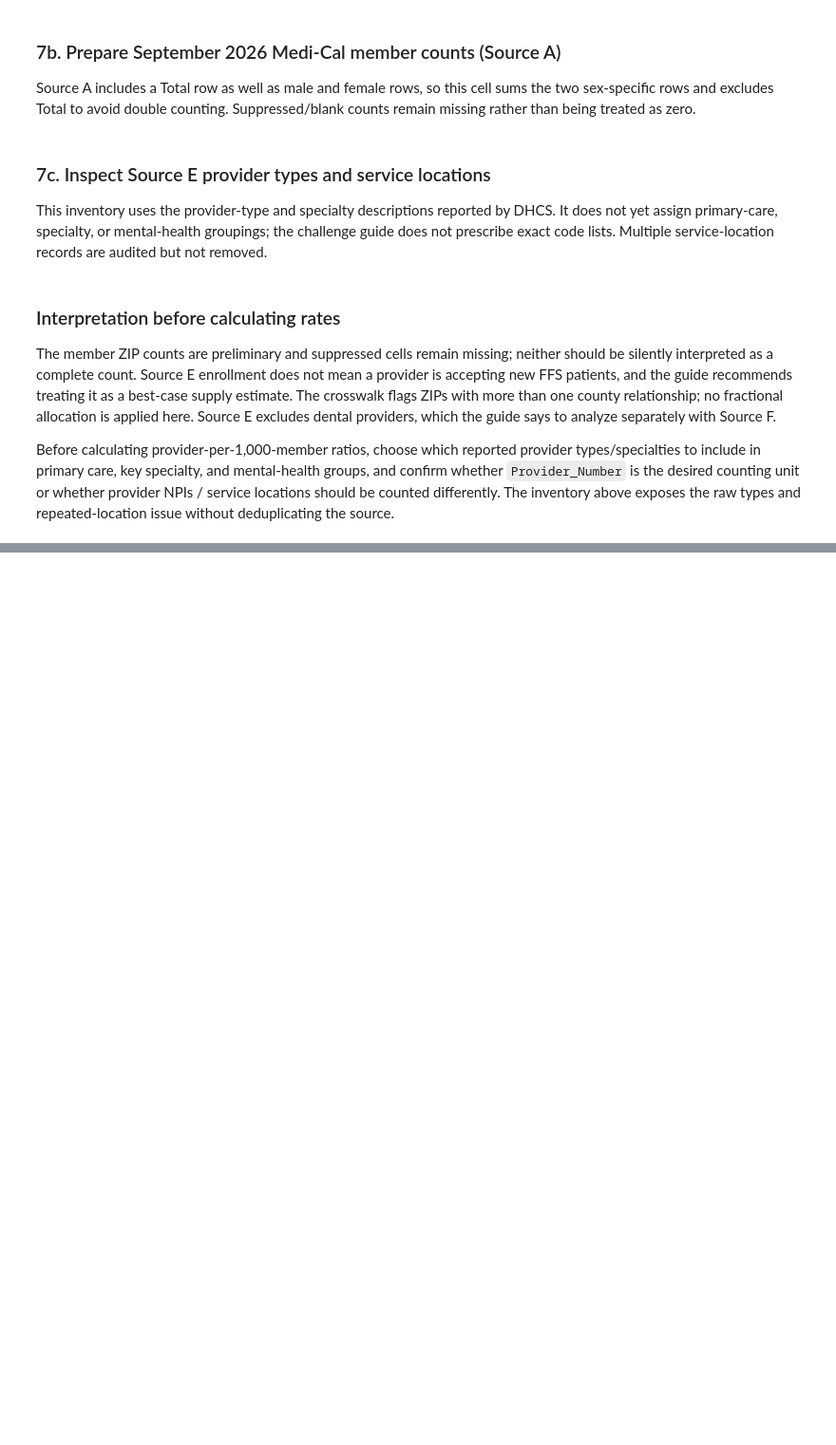
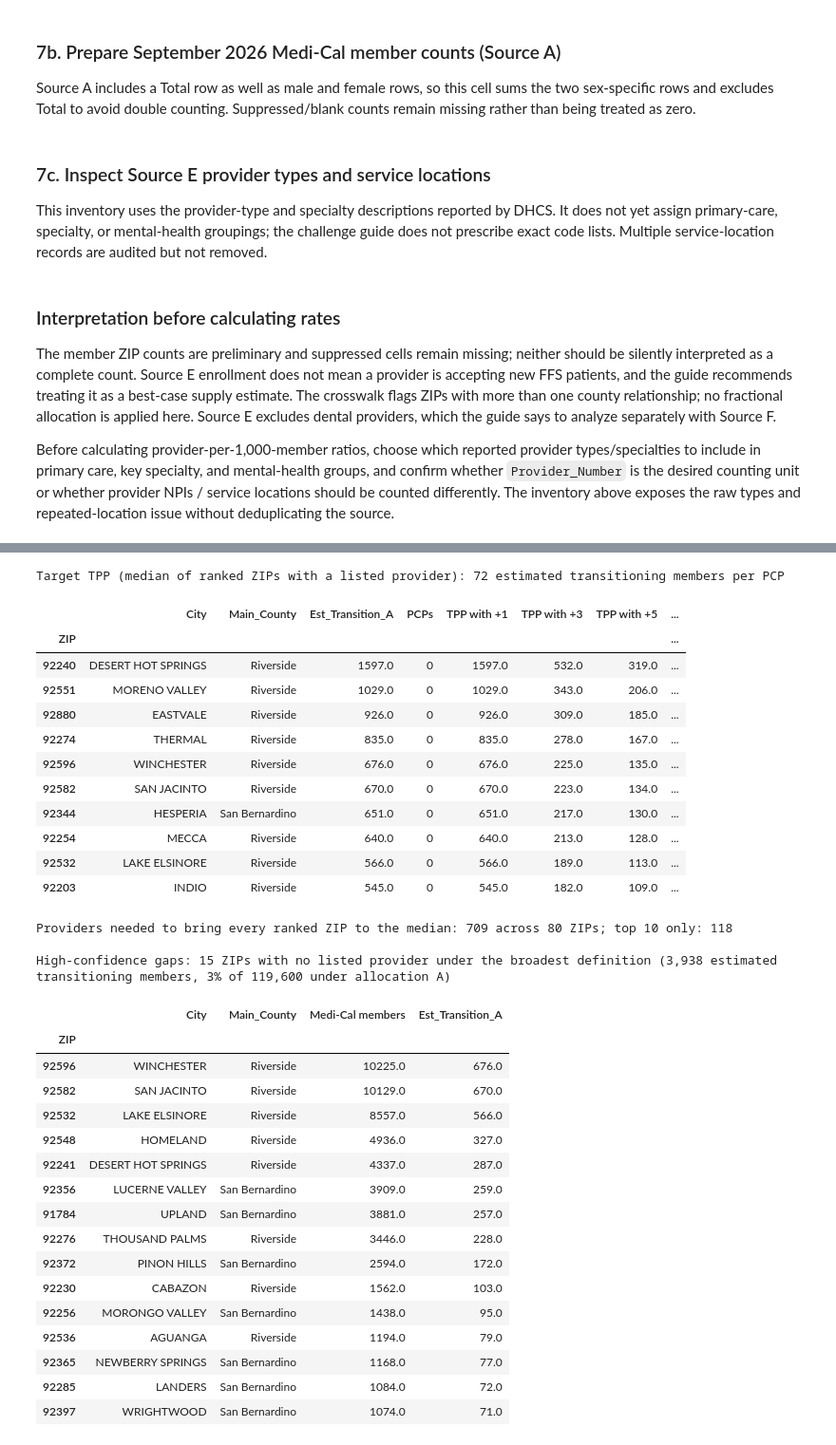
Before and after one commit to doom-boy/IEHP-CEO-Competition, a Jupyter notebook: source_e_analysis.ipynb, the cells around one changed output, grey strips where cells are left out. Shown at 95% size. Saved outputs shown, nothing was run; the diff lists cells and outputs as text; code cells hidden in the pictures; blank space fills up the shorter version.

Commit message:
updated analysis of everything

```diff
--- a/source_e_analysis.ipynb
+++ b/source_e_analysis.ipynb
@@ -432,0 +703,58 @@ Before calculating provider-per-1,000-member ratios, choose which reported provi
+# %%
+target_tpp = ranked["TPP"].median()
+conv = ranked.head(10)[["City", "Main_County", "Est_Transition_A", "PCPs"]].copy()
+for k in (1, 3, 5):
+    conv[f"TPP with +{k}"] = (conv["Est_Transition_A"] / (conv["PCPs"] + k)).round(0)
+conv["Providers to reach median TPP"] = np.ceil(conv["Est_Transition_A"] / target_tpp).astype(int) - conv["PCPs"]
+conv["Providers to reach median TPP"] = conv["Providers to reach median TPP"].clip(lower=0)
+conv["Est_Transition_A"] = conv["Est_Transition_A"].round(0)
+print(f"Target TPP (median of ranked ZIPs with a listed provider): {target_tpp:,.0f} estimated transitioning members per PCP")
+display(conv)
+
+needed_all = (np.ceil(ranked["Est_Transition_A"] / target_tpp) - ranked["PCPs"]).clip(lower=0)
+print(f"Providers needed to bring every ranked ZIP to the median: {int(needed_all.sum()):,} across {int((needed_all > 0).sum())} ZIPs; "
+      f"top 10 only: {int(conv['Providers to reach median TPP'].sum())}")
+
+broad = "PCP core + NPs + clinic locations"
+broad_rank = rank_zips(access, "Est_Transition_A", broad)
+broad_rank["City"] = broad_rank.index.map(cities)
+gaps = broad_rank[broad_rank["PCPs"].eq(0)][["City", "Main_County", "Medi-Cal members", "Est_Transition_A"]]
+gaps.round(0).to_csv(ACCESS_OUT / "high_confidence_gap_zips.csv")
+conv.to_csv(ACCESS_OUT / "provider_conversion_whatif.csv")
+print(f"\nHigh-confidence gaps: {len(gaps)} ZIPs with no listed provider under the broadest definition "
+      f"({gaps['Est_Transition_A'].sum():,.0f} estimated transitioning members, {gaps['Est_Transition_A'].sum() / IEHP_TRANSITION_EST:.0%} of 119,600 under allocation A)")
+display(gaps.round(0))
+# %% [output]
+Target TPP (median of ranked ZIPs with a listed provider): 72 estimated transitioning members per PCP
+|  | City | Main_County | Est_Transition_A | PCPs | TPP with +1 | TPP with +3 | TPP with +5 | ... |
+| ZIP |  |  |  |  |  |  |  | ... |
+| 92240 | DESERT HOT SPRINGS | Riverside | 1597.0 | 0 | 1597.0 | 532.0 | 319.0 | ... |
+| 92551 | MORENO VALLEY | Riverside | 1029.0 | 0 | 1029.0 | 343.0 | 206.0 | ... |
+| 92880 | EASTVALE | Riverside | 926.0 | 0 | 926.0 | 309.0 | 185.0 | ... |
+| 92274 | THERMAL | Riverside | 835.0 | 0 | 835.0 | 278.0 | 167.0 | ... |
+| 92596 | WINCHESTER | Riverside | 676.0 | 0 | 676.0 | 225.0 | 135.0 | ... |
+| 92582 | SAN JACINTO | Riverside | 670.0 | 0 | 670.0 | 223.0 | 134.0 | ... |
+| 92344 | HESPERIA | San Bernardino | 651.0 | 0 | 651.0 | 217.0 | 130.0 | ... |
+| 92254 | MECCA | Riverside | 640.0 | 0 | 640.0 | 213.0 | 128.0 | ... |
+| 92532 | LAKE ELSINORE | Riverside | 566.0 | 0 | 566.0 | 189.0 | 113.0 | ... |
+| 92203 | INDIO | Riverside | 545.0 | 0 | 545.0 | 182.0 | 109.0 | ... |
+Providers needed to bring every ranked ZIP to the median: 709 across 80 ZIPs; top 10 only: 118
+
+High-confidence gaps: 15 ZIPs with no listed provider under the broadest definition (3,938 estimated transitioning members, 3% of 119,600 under allocation A)
+|  | City | Main_County | Medi-Cal members | Est_Transition_A |
+| ZIP |  |  |  |  |
+| 92596 | WINCHESTER | Riverside | 10225.0 | 676.0 |
+| 92582 | SAN JACINTO | Riverside | 10129.0 | 670.0 |
+| 92532 | LAKE ELSINORE | Riverside | 8557.0 | 566.0 |
+| 92548 | HOMELAND | Riverside | 4936.0 | 327.0 |
+| 92241 | DESERT HOT SPRINGS | Riverside | 4337.0 | 287.0 |
+| 92356 | LUCERNE VALLEY | San Bernardino | 3909.0 | 259.0 |
+| 91784 | UPLAND | San Bernardino | 3881.0 | 257.0 |
+| 92276 | THOUSAND PALMS | Riverside | 3446.0 | 228.0 |
+| 92372 | PINON HILLS | San Bernardino | 2594.0 | 172.0 |
+| 92230 | CABAZON | Riverside | 1562.0 | 103.0 |
+| 92256 | MORONGO VALLEY | San Bernardino | 1438.0 | 95.0 |
+| 92536 | AGUANGA | Riverside | 1194.0 | 79.0 |
+| 92365 | NEWBERRY SPRINGS | San Bernardino | 1168.0 | 77.0 |
+| 92285 | LANDERS | San Bernardino | 1084.0 | 72.0 |
+| 92397 | WRIGHTWOOD | San Bernardino | 1074.0 | 71.0 |
```
Also changed, not shown: parts of 9 cells of this notebook, 18 other files.
